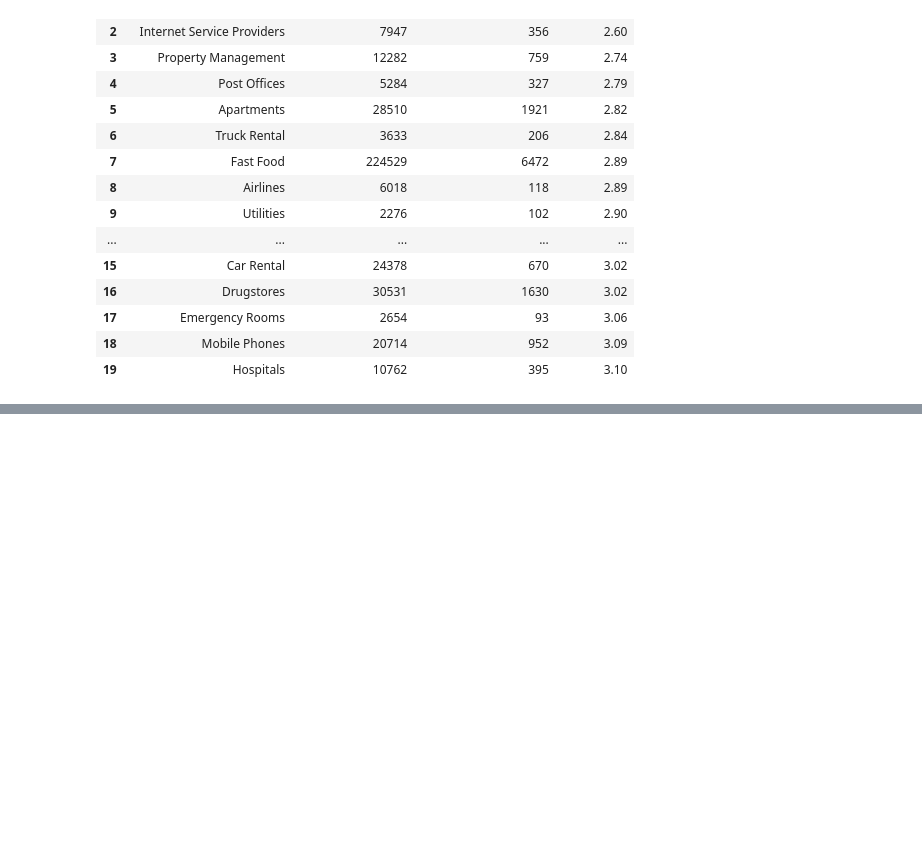
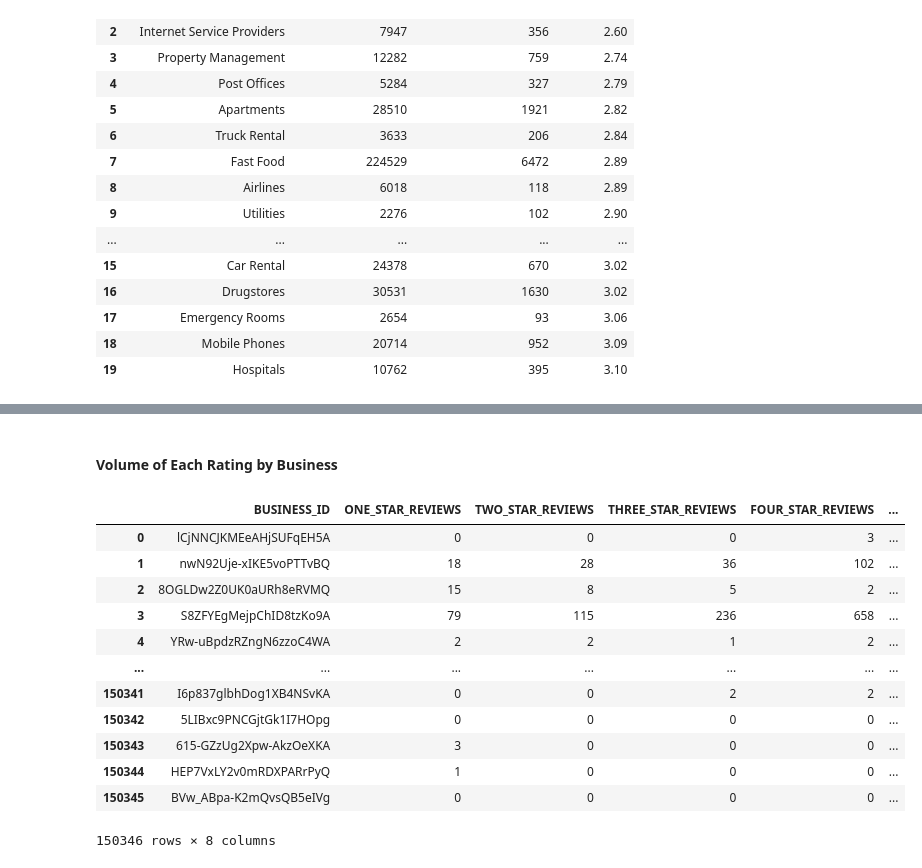
Before and after one commit to KeeganDavis/data-projects, a Jupyter notebook: yelp-reviews/notebooks/sql_queries.ipynb, the cells around one changed output, grey strips where cells are left out. Drawn from its saved outputs; the diff is of its cells as text; code cells hidden in the pictures; blank space fills up the shorter version.

```diff
--- a/yelp-reviews/notebooks/sql_queries.ipynb
+++ b/yelp-reviews/notebooks/sql_queries.ipynb
@@ -307,0 +335,33 @@ display(df)
+# %% [markdown]
+#### Volume of Each Rating by Business
+# %%
+# Count of reviews with each star value by business
+df = cur.execute('''
+                 SELECT
+                    business_id,
+                    SUM(CASE WHEN stars=1 THEN 1 ELSE 0 END) AS one_star_reviews,
+                    SUM(CASE WHEN stars=2 THEN 1 ELSE 0 END) AS two_star_reviews,
+                    SUM(CASE WHEN stars=3 THEN 1 ELSE 0 END) AS three_star_reviews,
+                    SUM(CASE WHEN stars=4 THEN 1 ELSE 0 END) AS four_star_reviews,
+                    SUM(CASE WHEN stars=5 THEN 1 ELSE 0 END) AS five_star_reviews,
+                    COUNT(*) AS total_reviews,
+                    SUM(stars) AS total_stars
+                 FROM yelp_reviews
+                 GROUP BY 1;
+                 ''').fetch_pandas_all()
+
+display(df)
+# %% [output]
+|  | BUSINESS_ID | ONE_STAR_REVIEWS | TWO_STAR_REVIEWS | THREE_STAR_REVIEWS | FOUR_STAR_REVIEWS | ... |
+| 0 | lCjNNCJKMEeAHjSUFqEH5A | 0 | 0 | 0 | 3 | ... |
+| 1 | nwN92Uje-xIKE5voPTTvBQ | 18 | 28 | 36 | 102 | ... |
+| 2 | 8OGLDw2Z0UK0aURh8eRVMQ | 15 | 8 | 5 | 2 | ... |
+| 3 | S8ZFYEgMejpChID8tzKo9A | 79 | 115 | 236 | 658 | ... |
+| 4 | YRw-uBpdzRZngN6zzoC4WA | 2 | 2 | 1 | 2 | ... |
+| ... | ... | ... | ... | ... | ... | ... |
+| 150341 | I6p837glbhDog1XB4NSvKA | 0 | 0 | 2 | 2 | ... |
+| 150342 | 5LIBxc9PNCGjtGk1I7HOpg | 0 | 0 | 0 | 0 | ... |
+| 150343 | 615-GZzUg2Xpw-AkzOeXKA | 3 | 0 | 0 | 0 | ... |
+| 150344 | HEP7VxLY2v0mRDXPARrPyQ | 1 | 0 | 0 | 0 | ... |
+| 150345 | BVw_ABpa-K2mQvsQB5eIVg | 0 | 0 | 0 | 0 | ... |
+150346 rows × 8 columns
```
Also changed, not shown: parts of 4 cells of this notebook.
